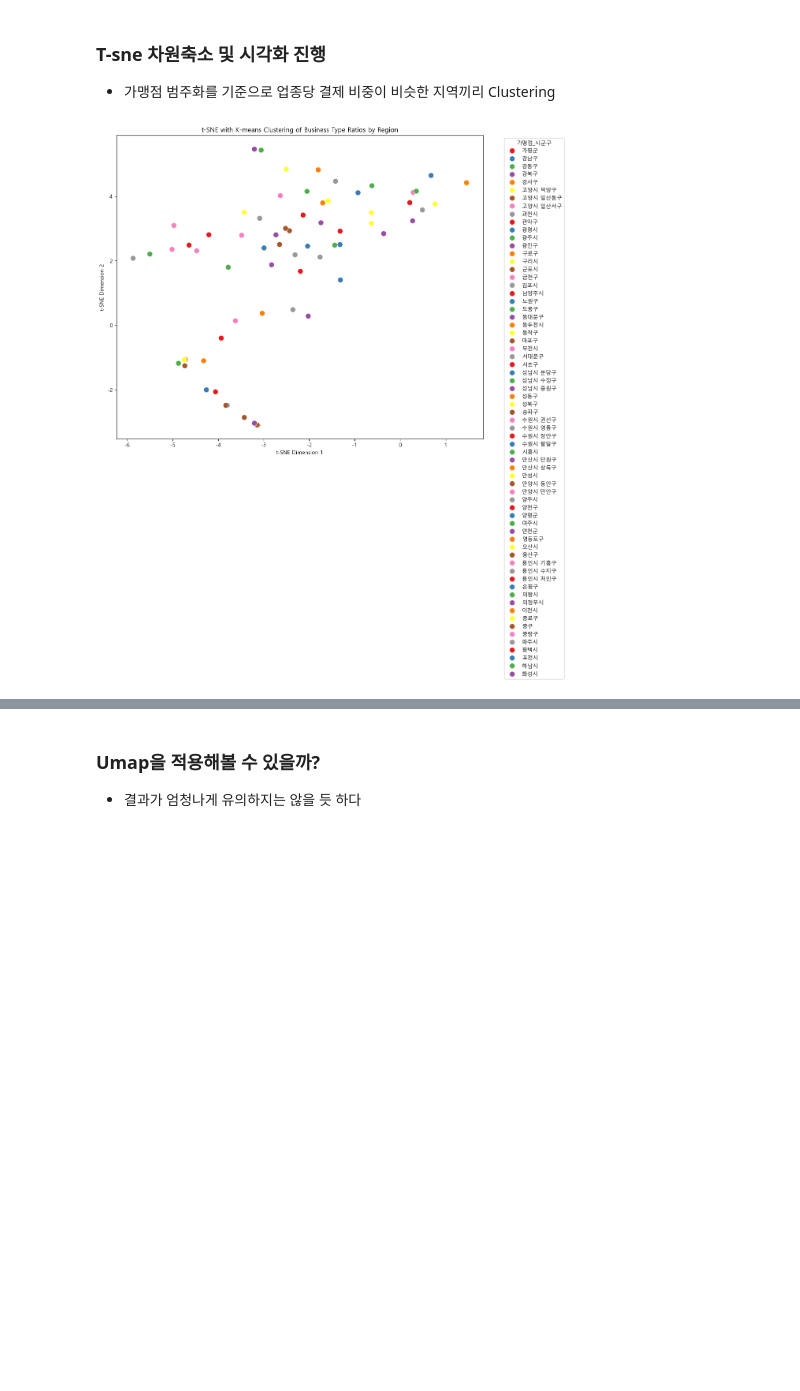
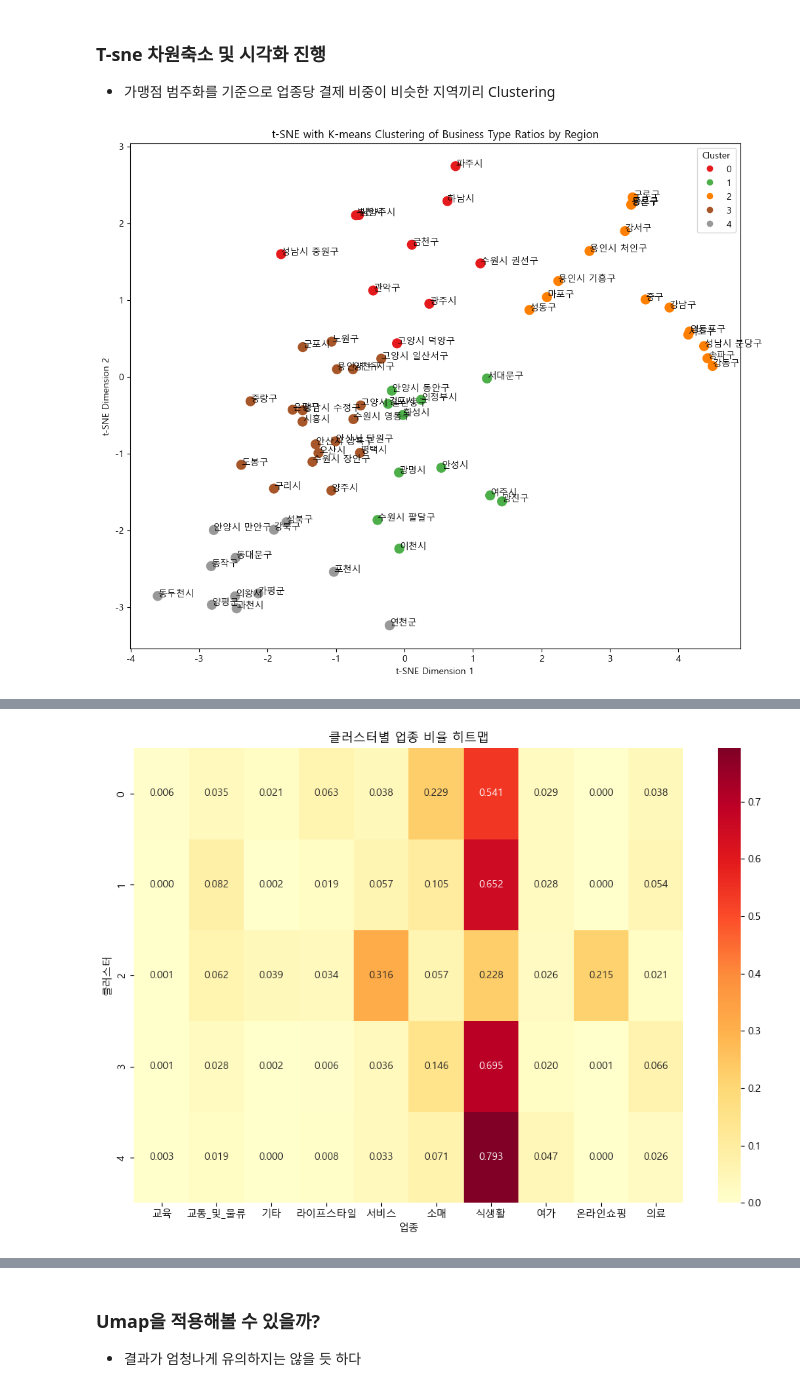
Before and after one commit to shs1018/iM_DiGital_Banker_academy, a Jupyter notebook: projects/iMBank_pj1/data_EDA.ipynb, the cells around one changed output, grey strips where cells are left out. Cells and saved outputs as stored; diff of their text form; code cells hidden in the pictures; blank space fills up the shorter version.

Commit message:
k-means update!

```diff
--- a/projects/iMBank_pj1/data_EDA.ipynb
+++ b/projects/iMBank_pj1/data_EDA.ipynb
@@ -197,0 +190,4 @@ data = merged_data
+# %%
+# sampled
+
+data = pd.read_csv('sampled_data/final_data_1111.csv')
@@ -198,3 +258,16 @@ data = merged_data
+# %%
+# 중분류
+
+categorizing_list2 = [food_related, retail, life, med, online, education, service, lesuire, transportation, others]
+categorizing_list_name2 = ['식생활', '소매', '라이프스타일', '의료', '온라인쇼핑', '교육', '서비스', '여가','교통_및_물류', '기타']
+
+# 매핑 딕셔너리 생성
+mapping_dict2 = {}
+for i, clist in enumerate(categorizing_list2):
+    for item in clist:
+        mapping_dict2[item] = categorizing_list_name2[i]
+
+data['가맹점업종명_범주화_중분류'] = data['가맹점업종명'].map(mapping_dict2).fillna('인터넷P/G')
 # %%
 data.info()
 # %% [output]
@@ -222 +319,4 @@ data.to_csv('sampled_data/capital_data_1108.csv', index=False)
+# %%
+# 인터넷P/G 제거
+data = data[data['가맹점업종명_범주화'] != '인터넷P/G']
 # %%
@@ -560,42 +671,61 @@ weighted avg       0.63      0.52      0.53        21
 # %%
 from sklearn.manifold import TSNE
 from sklearn.cluster import KMeans
 
 # 인터넷P/G를 빼야 할 것 같지만 일단은 넣어서 진행해보자.
 
-dat_sne = data[['가맹점_시군구','가맹점업종명_범주화']]
+dat_sne = data[['가맹점_시군구','가맹점업종명_범주화_중분류']]
 
 # 시군구별 가맹점업종명_범주화 비율 계산
-grouped_data = data.groupby(['가맹점_시군구', '가맹점업종명_범주화']).size().unstack(fill_value=0)
+grouped_data = data.groupby(['가맹점_시군구', '가맹점업종명_범주화_중분류']).size().unstack(fill_value=0)
 grouped_data = grouped_data.div(grouped_data.sum(axis=1), axis=0)  # 비율로 변환
 
 # t-SNE를 사용하여 차원 축소
 tsne = TSNE(n_components=2, random_state=42) #차원을 2개로 축소
 tsne_result = tsne.fit_transform(grouped_data)
-'''
+
 # K-means 클러스터링 적용
-kmeans = KMeans(n_clusters=3, random_state=42)  # 군집 개수 조정 가능
+kmeans = KMeans(n_clusters=5, random_state=42)  # 군집 개수 조정 가능
 grouped_data['Cluster'] = kmeans.fit_predict(tsne_result)
-'''
+
 # t-SNE 결과를 데이터프레임에 추가
 grouped_data['t-SNE_1'] = tsne_result[:, 0]
 grouped_data['t-SNE_2'] = tsne_result[:, 1]
 
 # 시각화
-
 plt.figure(figsize=(12, 10))
-sns.scatterplot(
-    x='t-SNE_1', y='t-SNE_2',
-    hue = '가맹점_시군구',
-    #hue='Cluster',
-    palette="Set1",
-    data=grouped_data,
+scatter = plt.scatter(
+    grouped_data['t-SNE_1'],
+    grouped_data['t-SNE_2'],
+    c=grouped_data['Cluster'],
+    cmap='Set1',
     s=100
 )
+
+# 각 점에 시군구 이름 표시
+for idx, row in grouped_data.iterrows():
+    plt.annotate(idx, (row['t-SNE_1'], row['t-SNE_2']))
+
 plt.title('t-SNE with K-means Clustering of Business Type Ratios by Region')
 plt.xlabel('t-SNE Dimension 1')
 plt.ylabel('t-SNE Dimension 2')
-plt.legend(title='가맹점_시군구', bbox_to_anchor=(1.05, 1), loc='upper left')
+plt.legend(*scatter.legend_elements(), title='Cluster')
 plt.show()
+
+# 각 클러스터의 구성 시군구와 평균 업종 비율 출력
+print("\n각 클러스터별 구성 시군구:")
+for cluster in range(5):
+    print(f"\n클러스터 {cluster}의 시군구:")
+    print(grouped_data[grouped_data['Cluster'] == cluster].index.tolist())
+
+# 시각화 - 히트맵 사용
+print("\n\n각 클러스터별 평균 업종 비율:")
+cluster_means = grouped_data.groupby('Cluster')[['교육','교통_및_물류', '기타', '라이프스타일', '서비스', '소매', '식생활', '여가', '온라인쇼핑', '의료']].mean()
+plt.figure(figsize=(12, 8))
+sns.heatmap(cluster_means.round(3), annot=True, cmap='YlOrRd', fmt='.3f')
+plt.title('클러스터별 업종 비율 히트맵')
+plt.xlabel('업종')
+plt.ylabel('클러스터')
+plt.show()
 # %% [output]
-[figure, old version]
+[figure, new version]
@@ -601,0 +751 @@ plt.show()
+[figure, added]
```
Also changed, not shown: parts of 60 cells of this notebook, 1 other file.
